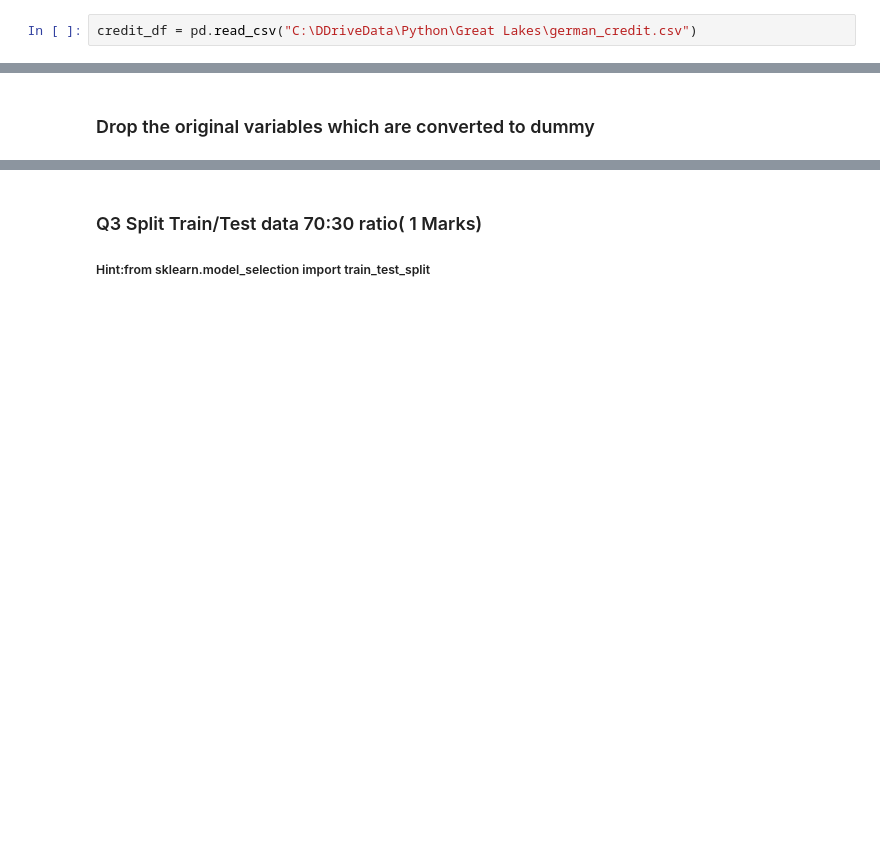
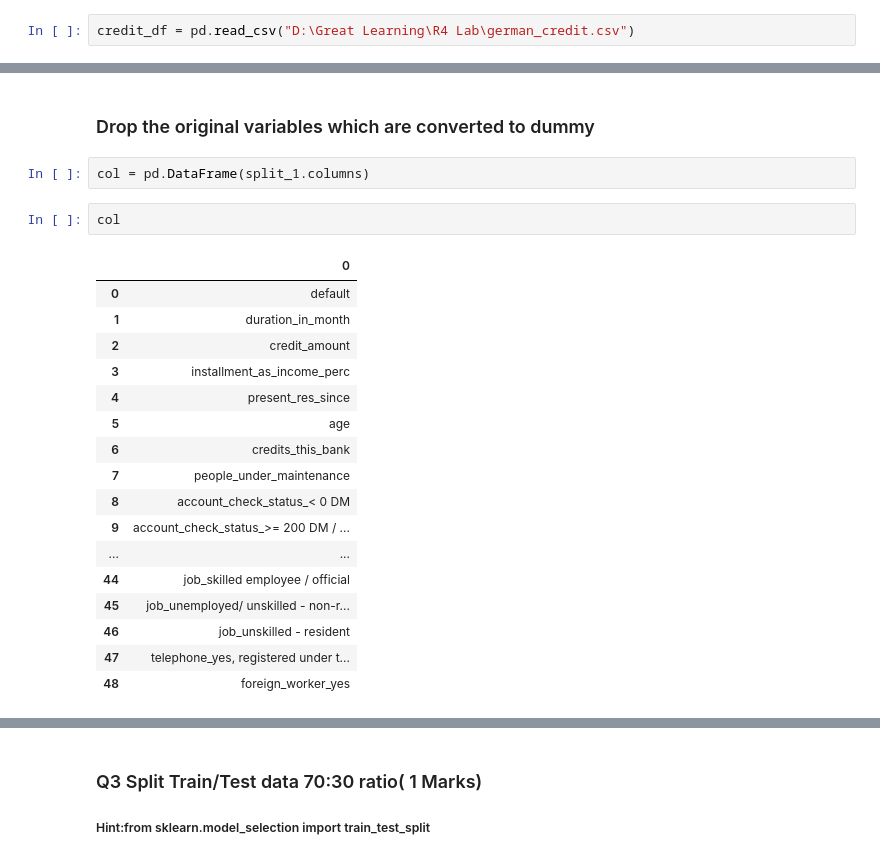
Before and after one commit to SaurabhPPatel/AIML-Saurabh, a Jupyter notebook: R4_External_Lab_Validation_Accuracy.ipynb, the cells around one changed output, grey strips where cells are left out. Cells and saved outputs as stored; diff of their text form; blank space fills up the shorter version.

```diff
--- a/R4_External_Lab_Validation_Accuracy.ipynb
+++ b/R4_External_Lab_Validation_Accuracy.ipynb
@@ -10,7 +10,7 @@ warnings.filterwarnings('ignore')
 # %% [markdown]
 ### Read the input file and check the data dimension
 # %%
-credit_df = pd.read_csv("C:\DDriveData\Python\Great Lakes\german_credit.csv")
+credit_df = pd.read_csv("D:\Great Learning\R4 Lab\german_credit.csv")
 # %%
 credit_df.head(5)
 # %% [output]
@@ -192,3 +192,25 @@ df2[((df2[0] > 0.5)&(df2[0] < 1)) | (df2[0] < -0.6)]
 | 2298 | job_unskilled - resident | job_skilled employee / official | -0.636032 |
 # %% [markdown]
 ### Drop the original variables which are converted to dummy
+# %%
+col = pd.DataFrame(split_1.columns)
+# %%
+col
+# %% [output]
+|  | 0 |
+| 0 | default |
+| 1 | duration_in_month |
+| 2 | credit_amount |
+| 3 | installment_as_income_perc |
+| 4 | present_res_since |
+| 5 | age |
+| 6 | credits_this_bank |
+| 7 | people_under_maintenance |
+| 8 | account_check_status_< 0 DM |
+| 9 | account_check_status_>= 200 DM / ... |
+| ... | ... |
+| 44 | job_skilled employee / official |
+| 45 | job_unemployed/ unskilled - non-r... |
+| 46 | job_unskilled - resident |
+| 47 | telephone_yes, registered under t... |
+| 48 | foreign_worker_yes |
```
Also changed, not shown: parts of 17 cells of this notebook.
